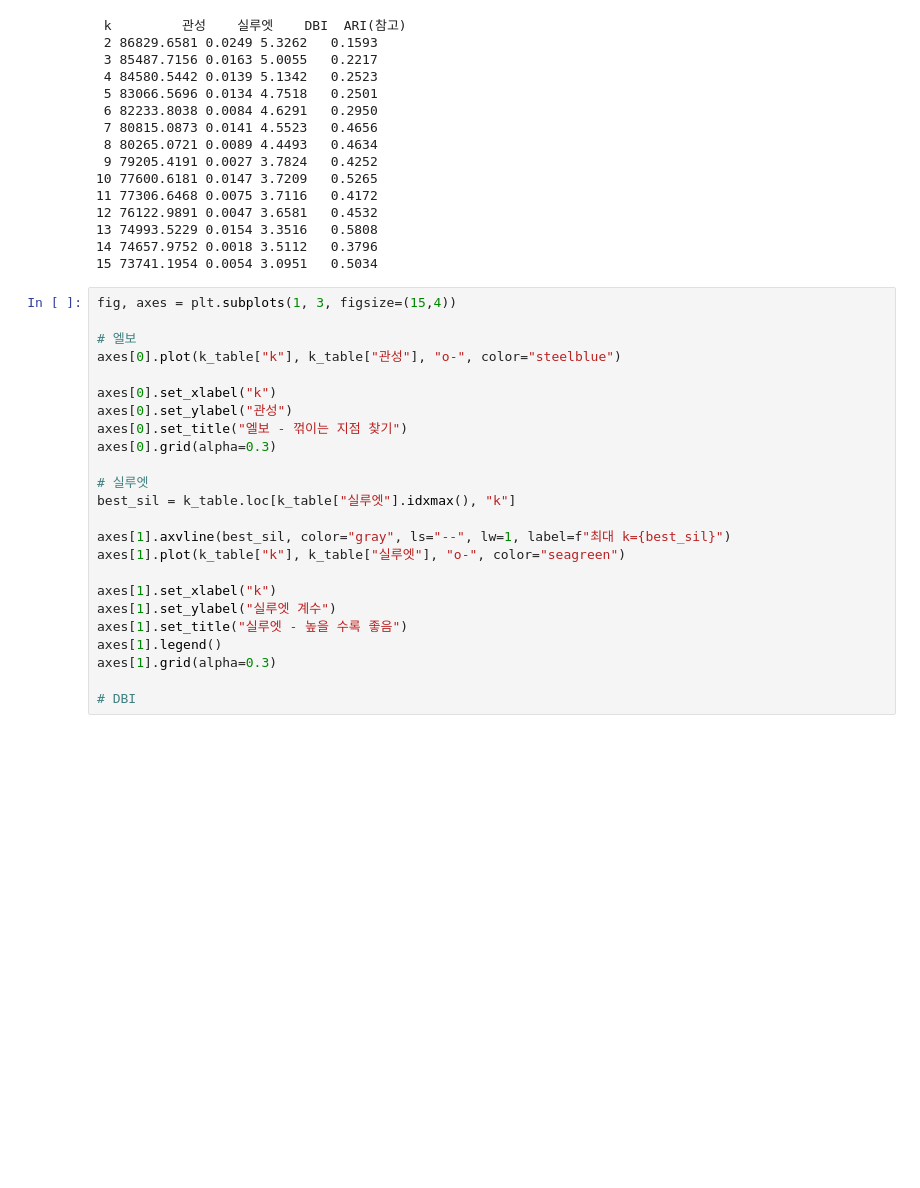
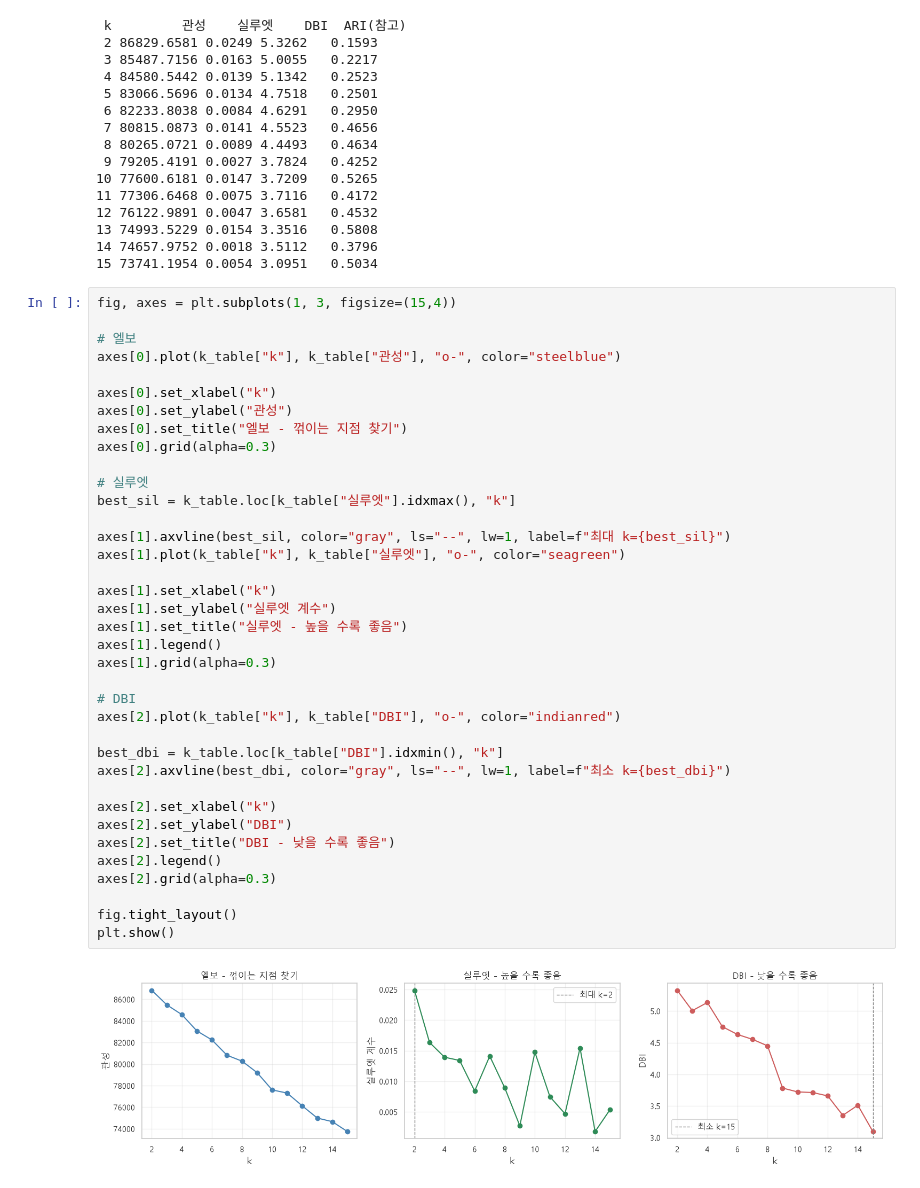
Before and after one commit to Cinderelllllla/demo-repository, a Jupyter notebook: 12_ml/05_unsupervised.ipynb, the cells around one changed output. Saved outputs shown, nothing was run; the diff lists cells and outputs as text; blank space fills up the shorter version.

```diff
--- a/12_ml/05_unsupervised.ipynb
+++ b/12_ml/05_unsupervised.ipynb
@@ -257,24 +257,39 @@ print(k_table.round(4).to_string(index=False))
 # %%
 fig, axes = plt.subplots(1, 3, figsize=(15,4))
 
 # 엘보
 axes[0].plot(k_table["k"], k_table["관성"], "o-", color="steelblue")
 
 axes[0].set_xlabel("k")
 axes[0].set_ylabel("관성")
 axes[0].set_title("엘보 - 꺾이는 지점 찾기")
 axes[0].grid(alpha=0.3)
 
 # 실루엣
 best_sil = k_table.loc[k_table["실루엣"].idxmax(), "k"]
 
 axes[1].axvline(best_sil, color="gray", ls="--", lw=1, label=f"최대 k={best_sil}")
 axes[1].plot(k_table["k"], k_table["실루엣"], "o-", color="seagreen")
 
 axes[1].set_xlabel("k")
 axes[1].set_ylabel("실루엣 계수")
 axes[1].set_title("실루엣 - 높을 수록 좋음")
 axes[1].legend()
 axes[1].grid(alpha=0.3)
 
 # DBI
+axes[2].plot(k_table["k"], k_table["DBI"], "o-", color="indianred")
+
+best_dbi = k_table.loc[k_table["DBI"].idxmin(), "k"]
+axes[2].axvline(best_dbi, color="gray", ls="--", lw=1, label=f"최소 k={best_dbi}")
+
+axes[2].set_xlabel("k")
+axes[2].set_ylabel("DBI")
+axes[2].set_title("DBI - 낮을 수록 좋음")
+axes[2].legend()
+axes[2].grid(alpha=0.3)
+
+fig.tight_layout()
+plt.show()
+# %% [output]
+[figure, added]
```
Also changed, not shown: parts of 1 cell of this notebook.
